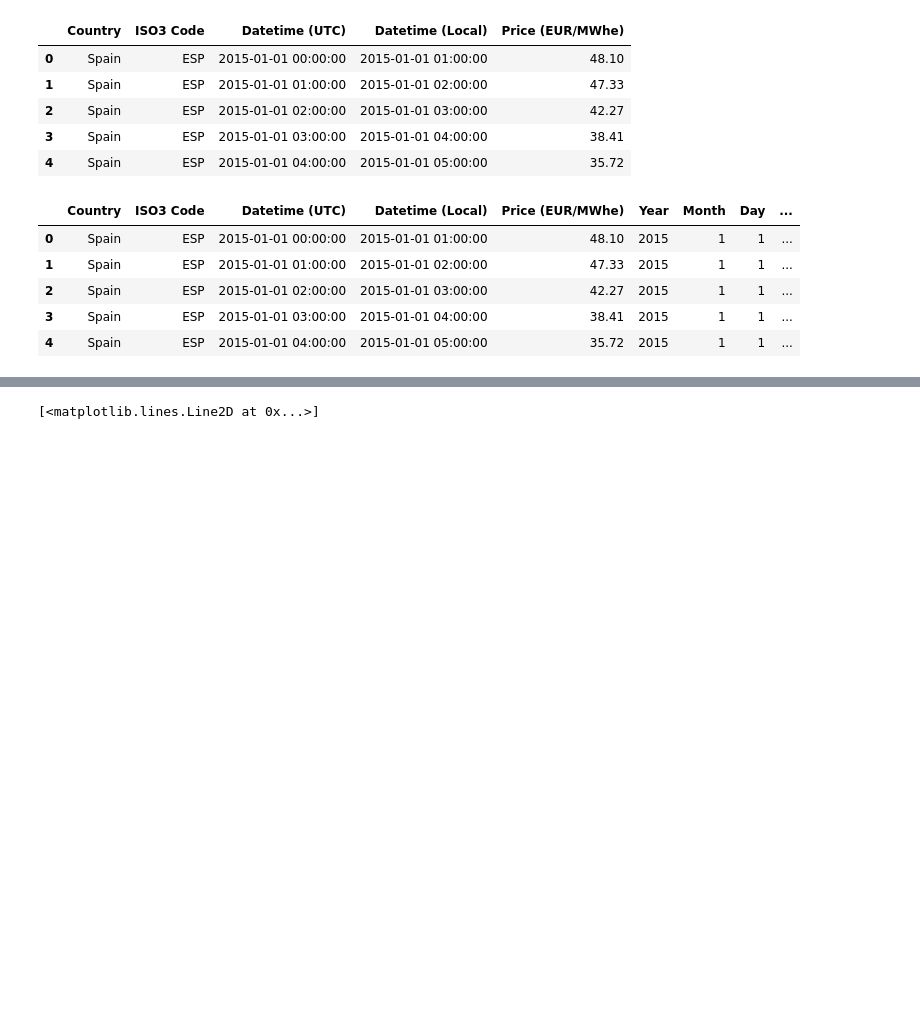
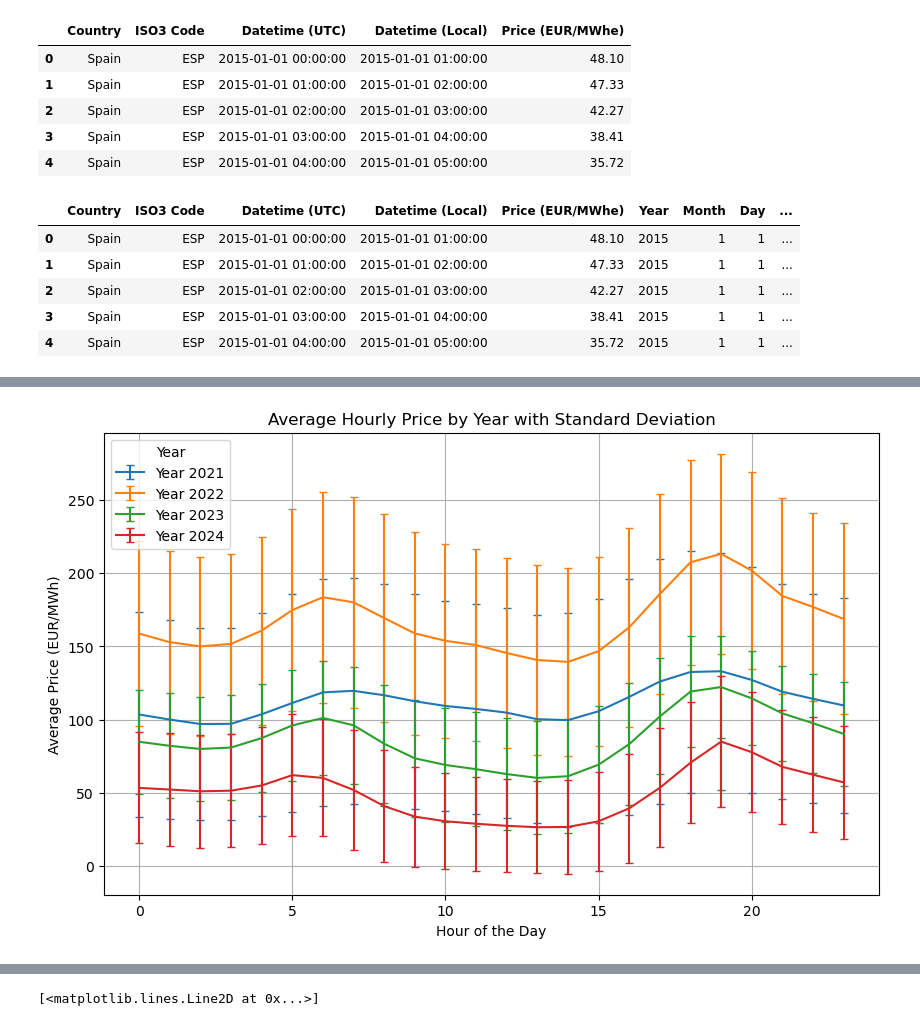
Before and after one commit to TinusAlsos/specialization_project, a Jupyter notebook: data/data_processing_prices.ipynb, the cells around one changed output, grey strips where cells are left out. Saved outputs shown, nothing was run; the diff lists cells and outputs as text; code cells hidden in the pictures; blank space fills up the shorter version.

```diff
--- a/data/data_processing_prices.ipynb
+++ b/data/data_processing_prices.ipynb
@@ -90,3 +119,32 @@ spain_data.head()
+# %%
+import pandas as pd
+import matplotlib.pyplot as plt
+
+# Convert 'Datetime (UTC)' to datetime type
+spain_data['Datetime (UTC)'] = pd.to_datetime(spain_data['Datetime (UTC)'])
+
+# Group by Year and Hour and calculate the mean and standard deviation of price for each year and hour
+spain_data['Hour'] = spain_data['Datetime (UTC)'].dt.hour
+df_stats = spain_data.groupby(['Year', 'Hour'])['Price (EUR/MWhe)'].agg(['mean', 'std']).reset_index()
+
+# Plot each year's average price by hour with error bars for standard deviation
+plt.figure(figsize=(10, 6))
+
+for year in df_stats['Year'].unique()[-4:]:
+    df_year = df_stats[df_stats['Year'] == year]
+    plt.errorbar(df_year['Hour'], df_year['mean'], yerr=df_year['std'], label=f'Year {year}', capsize=3)
+
+# Add labels and legend
+plt.xlabel('Hour of the Day')
+plt.ylabel('Average Price (EUR/MWh)')
+plt.title('Average Hourly Price by Year with Standard Deviation')
+plt.legend(title='Year')
+plt.grid(True)
+
+# Show the plot
+plt.show()
+# %% [output]
+[figure, added]
 # %%
 spain_data_2023 = spain_data[spain_data['Year'] == 2023]
 # %%
```
Also changed, not shown: parts of 4 cells of this notebook.
